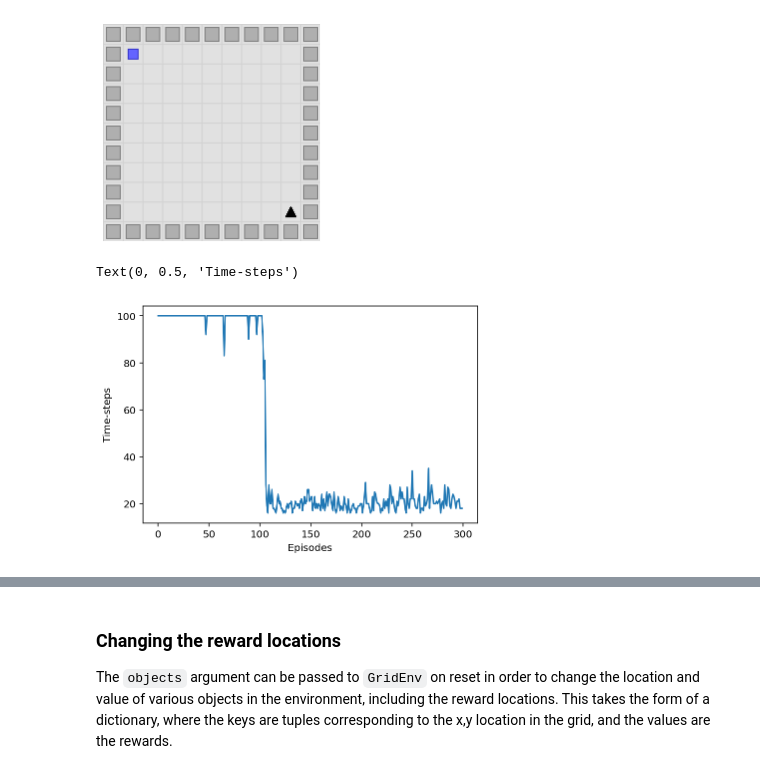
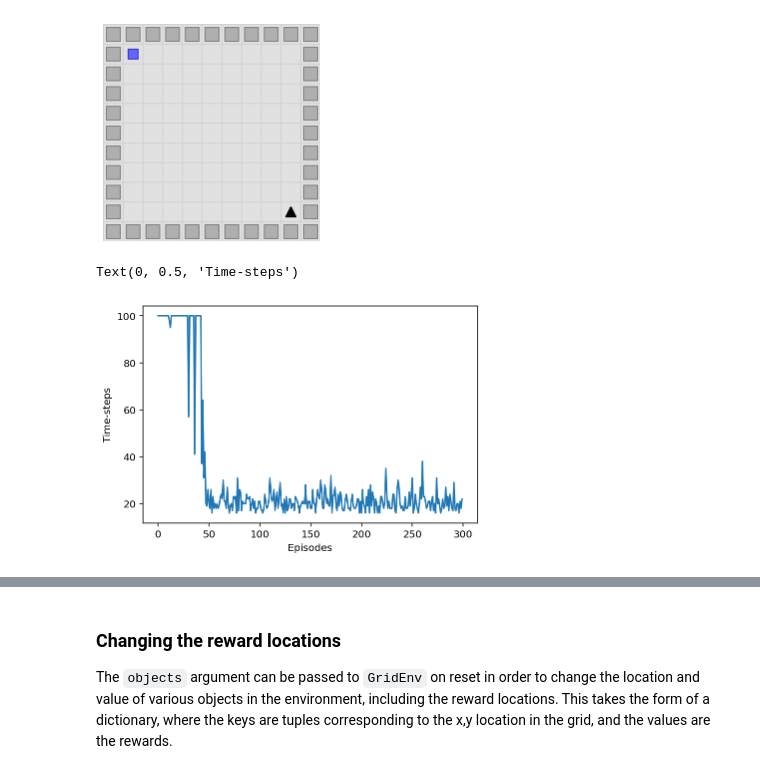
Before and after one commit to awjuliani/neuro-nav, a Jupyter notebook: notebooks/usage_tutorial.ipynb, the cells around one changed output, grey strips where cells are left out. Drawn from its saved outputs; the diff is of its cells as text; code cells hidden in the pictures.

```diff
--- a/notebooks/usage_tutorial.ipynb
+++ b/notebooks/usage_tutorial.ipynb
@@ -114,19 +114,20 @@ agent = TDSR(
 # %%
 total_steps = []
 for i in range(num_episodes):
     obs = env.reset()
+    agent.reset()
     steps = 0
     done = False
     while not done and steps < num_steps:
         act = agent.sample_action(obs)
         obs_new, reward, done, _ = env.step(act)
         agent.update([obs, act, obs_new, reward, done])
         obs = obs_new
         steps += 1
     total_steps.append(steps)
 plt.plot(total_steps)
 plt.xlabel("Episodes")
 plt.ylabel("Time-steps")
 # %% [output]
 Text(0, 0.5, 'Time-steps')
-[figure, old version]
+[figure, new version]
```
Also changed, not shown: parts of 6 cells of this notebook, 6 other files.
